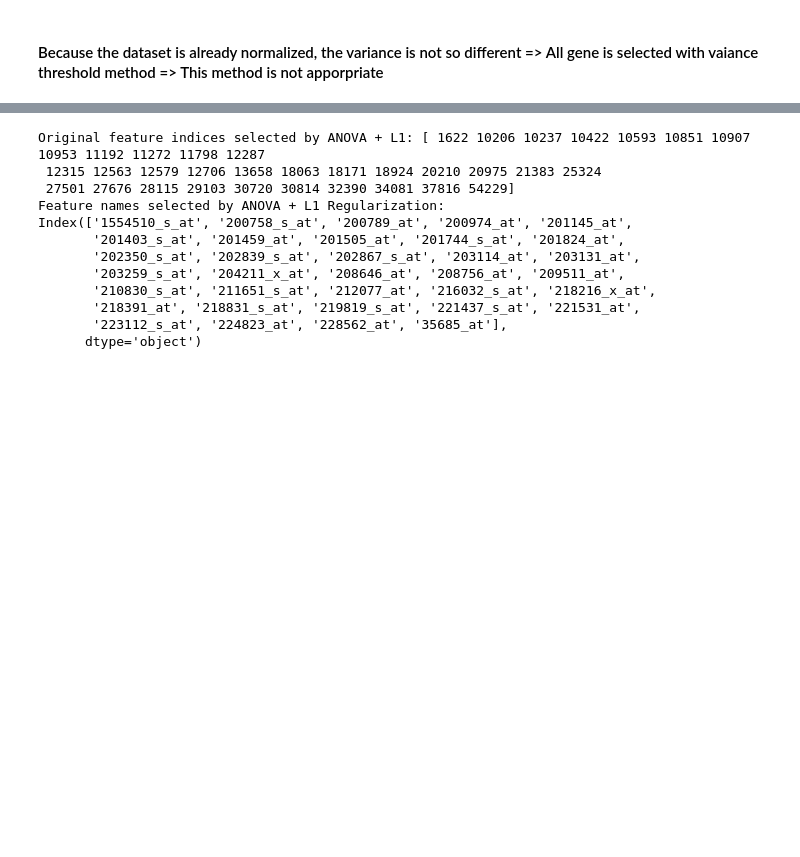
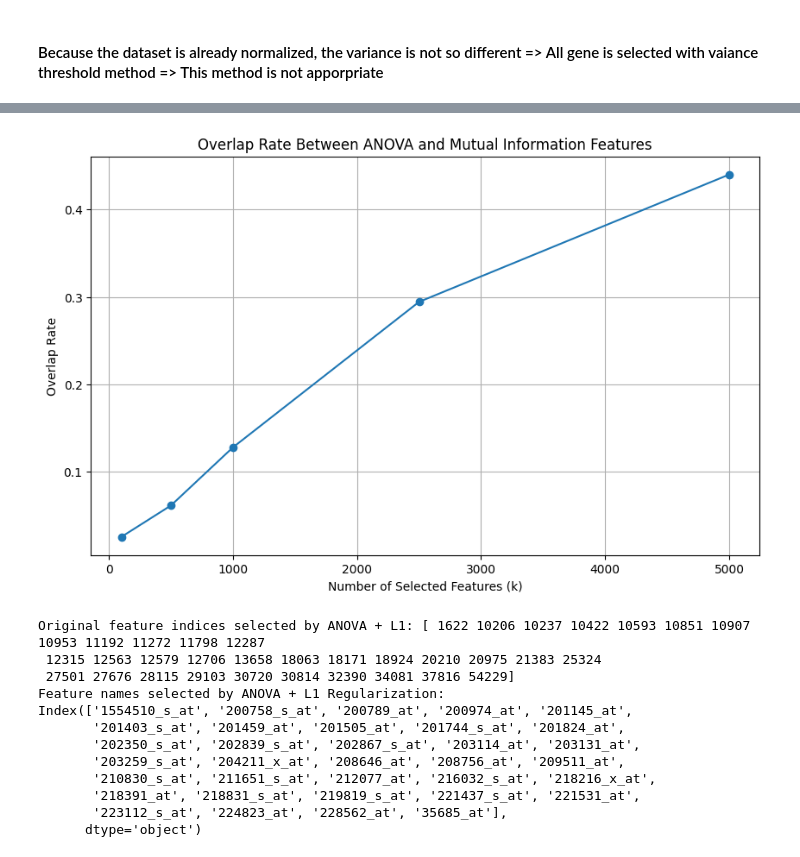
Before and after one commit to PhongCT1105/Cancer_Detector, a Jupyter notebook: Bladder/Bladder_Experiment.ipynb, the cells around one changed output, grey strips where cells are left out. Saved outputs shown, nothing was run; the diff lists cells and outputs as text; code cells hidden in the pictures; blank space fills up the shorter version.

```diff
--- a/Bladder/Bladder_Experiment.ipynb
+++ b/Bladder/Bladder_Experiment.ipynb
@@ -134,0 +138,5 @@ Selected features: Index(['1552628_a_at', '1553103_at', '1553587_a_at', '1553678
+# %%
+unique_anova_features = set(X_anova).difference(set(X_mut))
+unique_anova_data = X[list(unique_anova_features)]
+X = unique_anova_data
+display(X,y)
@@ -135,3 +196,50 @@ Selected features: Index(['1552628_a_at', '1553103_at', '1553587_a_at', '1553678
+# %%
+def compare_overlap_rates(X, y, k_values, variance_features):
+    """
+    Compare and visualize the overlap rates between ANOVA and Mutual Information feature selection.
+
+    Parameters:
+    - X: DataFrame of input features.
+    - y: Target variable.
+    - k_values: List of k values to test.
+    - variance_features: Set of features selected by Variance Threshold.
+
+    Returns:
+    - None (displays a plot).
+    """
+    overlap_rates = []
+
+    for k in k_values:
+        # Select features using ANOVA
+        anova_selector = SelectKBest(score_func=f_classif, k=k)
+        anova_features = set(X.columns[anova_selector.fit(X, y).get_support()])
+
+        # Select features using Mutual Information
+        mutual_info_selector = SelectKBest(score_func=mutual_info_classif, k=k)
+        mutual_info_features = set(X.columns[mutual_info_selector.fit(X, y).get_support()])
+
+        # Calculate overlap rate (intersection / union)
+        overlap = len(anova_features & mutual_info_features)
+        union = len(anova_features | mutual_info_features)
+        overlap_rate = overlap / union if union > 0 else 0
+
+        overlap_rates.append(overlap_rate)
+
+    # Plot overlap rates
+    plt.figure(figsize=(10, 6))
+    plt.plot(k_values, overlap_rates, marker="o", linestyle="-")
+    plt.title("Overlap Rate Between ANOVA and Mutual Information Features")
+    plt.xlabel("Number of Selected Features (k)")
+    plt.ylabel("Overlap Rate")
+    plt.grid(True)
+    plt.show()
+
+# Example usage:
+k_values = [100, 500, 1000, 2500, 5000]  # Varying number of features to select
+variance_features = set(X.columns)  # Variance Threshold includes all features here
+compare_overlap_rates(X, y, k_values, variance_features)
+# %% [output]
+[figure, added]
 # %%
 # Logistic Regression with l1, saga solver, and ANOVA features selection method
 from sklearn.feature_selection import SelectKBest, f_classif
```
Also changed, not shown: parts of 19 cells of this notebook, 5 other files.
